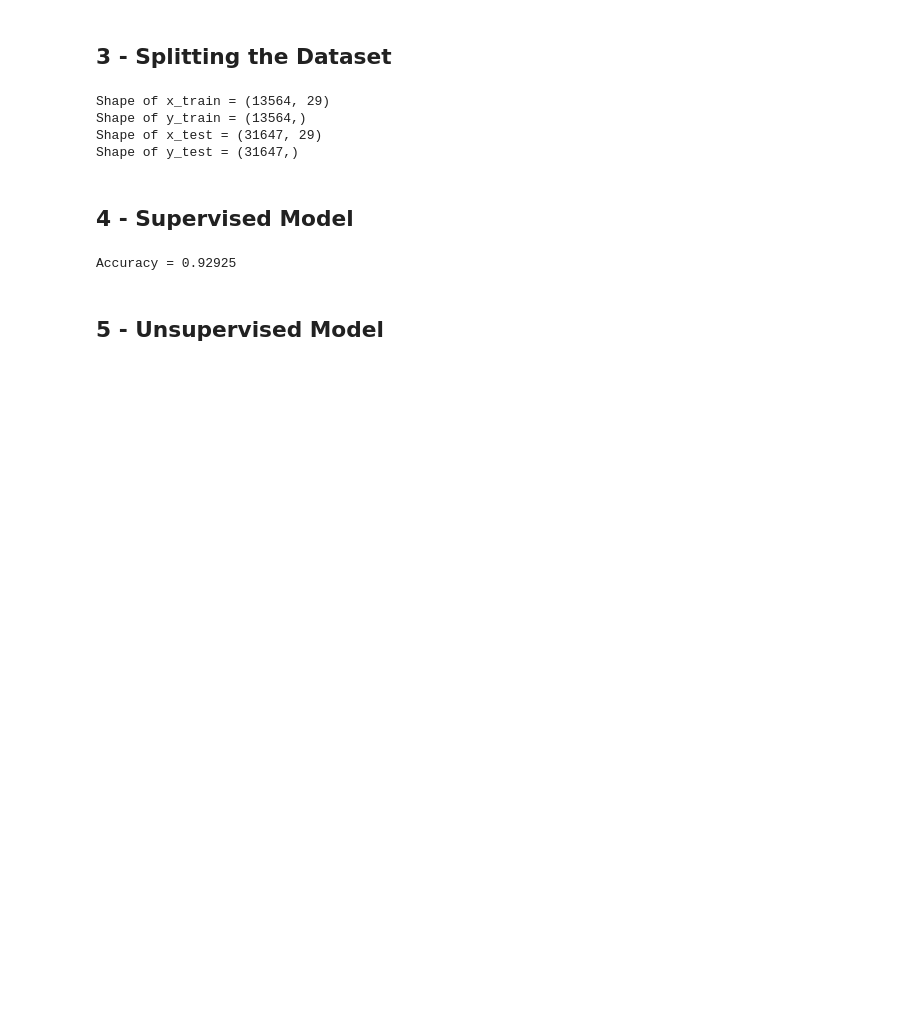
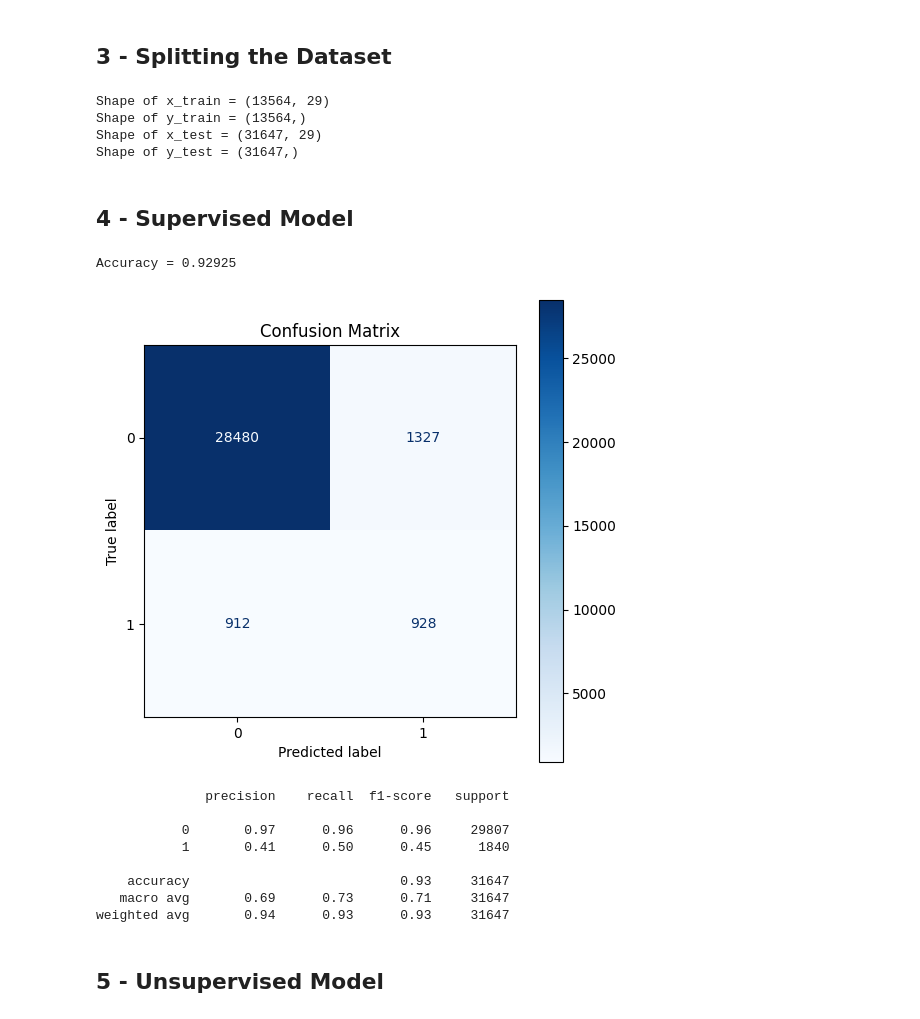
Before and after one commit to randallctc/D7041E_Mini_Project, a Jupyter notebook: banks.ipynb, the cells around one changed output. Cells and saved outputs as stored; diff of their text form; code cells hidden in the pictures; blank space fills up the shorter version.

Commit message:
add confusion matrix and classification reports

```diff
--- a/banks.ipynb
+++ b/banks.ipynb
@@ -317,19 +319,44 @@ Shape of x_test = (31647, 29)
 Shape of y_test = (31647,)
 # %% [markdown]
 ## 4 - Supervised Model
+# %%
+def display_results(accuracy, confusion_matrix, classification_report, predictions):
+    print(f"Accuracy = {accuracy:.5f}\n")
+
+    fig, ax = plt.subplots(figsize=(6, 6))
+    disp = ConfusionMatrixDisplay(confusion_matrix=confusion_matrix, display_labels=np.unique(predictions))
+    disp.plot(ax=ax, cmap='Blues', values_format='d')
+    plt.title("Confusion Matrix")
+    plt.show()
+
+    print(classification_report)
 # %%
-def train_test_eval(model, x_train, y_train, x_test, y_test):
-    model.fit(x_train, y_train)
-    y_pred = model.predict(x_test)
-    results = (y_pred == y_test).value_counts()
-    accuracy = float(results[True] / y_test.shape[0])
-    print(f"Accuracy = {accuracy:.5f}")
-    return accuracy
+def train_test_eval(model, x_train_set, y_train_set, x_test_set, y_test_set):
+    model.fit(x_train_set, y_train_set)
+    y_pred_set = model.predict(x_test_set).astype(int)
+    results = (y_pred_set == y_test_set).value_counts()
+    accuracy = float(results[True] / y_test_set.shape[0])
+    return {
+        "predictions": y_pred_set,
+        "accuracy": accuracy,
+        "confusion_matrix": confusion_matrix(y_test_set, y_pred_set),
+        "classification_report": classification_report(y_test_set, y_pred_set)
+    }
 # %%
 logistic_regression_model = LogisticRegression(n_jobs=-1)
-logistic_regression_accuracy = train_test_eval(logistic_regression_model, x_train, y_train, x_test, y_test)
+logistic_regression_results = train_test_eval(logistic_regression_model, x_train, y_train, x_test, y_test)
+display_results(**logistic_regression_results)
 # %% [output]
 Accuracy = 0.92925
+[figure, added]
+              precision    recall  f1-score   support
+
+           0       0.97      0.96      0.96     29807
+           1       0.41      0.50      0.45      1840
+
+    accuracy                           0.93     31647
+   macro avg       0.69      0.73      0.71     31647
+weighted avg       0.94      0.93      0.93     31647
 # %% [markdown]
 ## 5 - Unsupervised Model
 # %%
```
Also changed, not shown: parts of 2 cells of this notebook, 1 other file.
